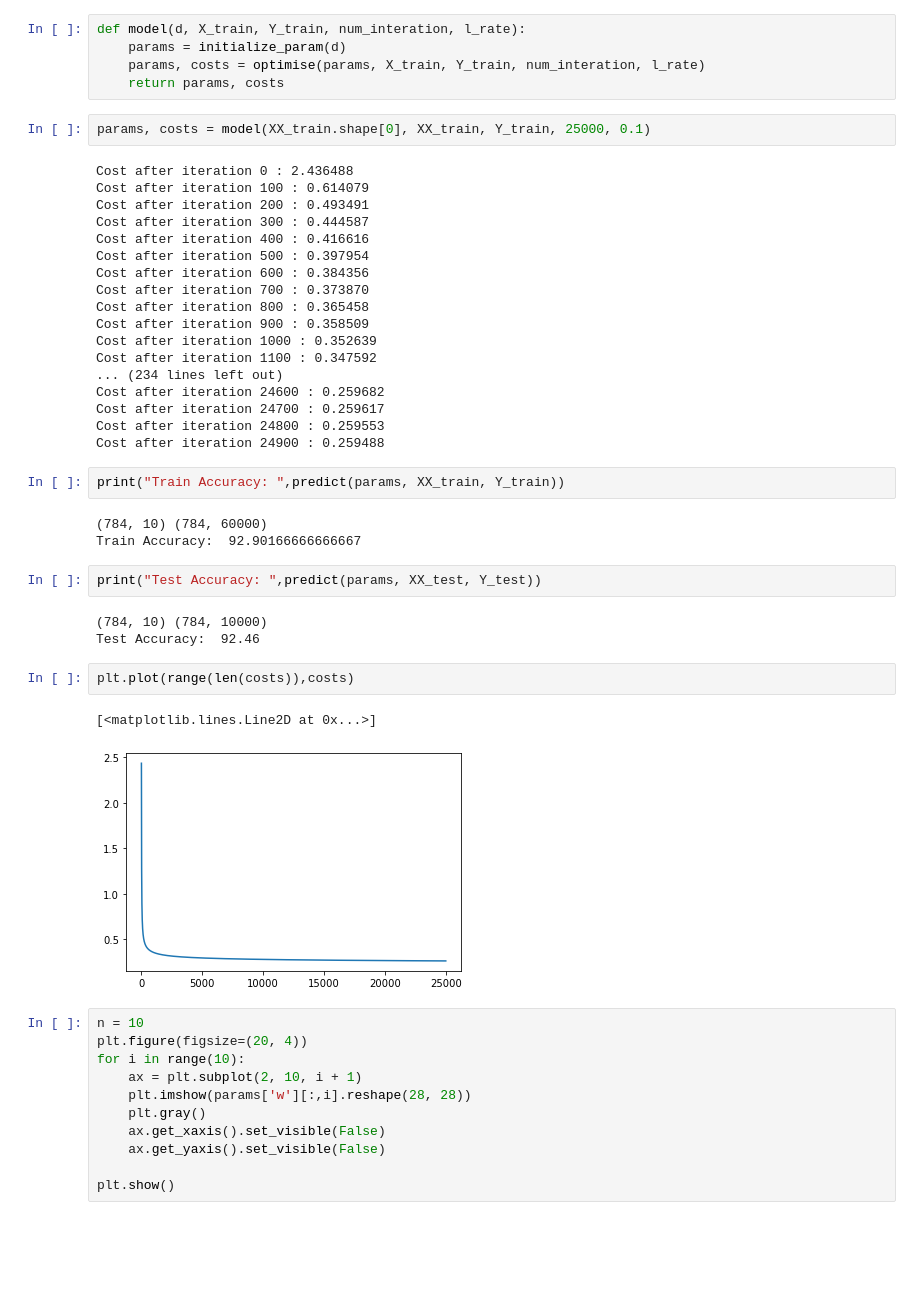
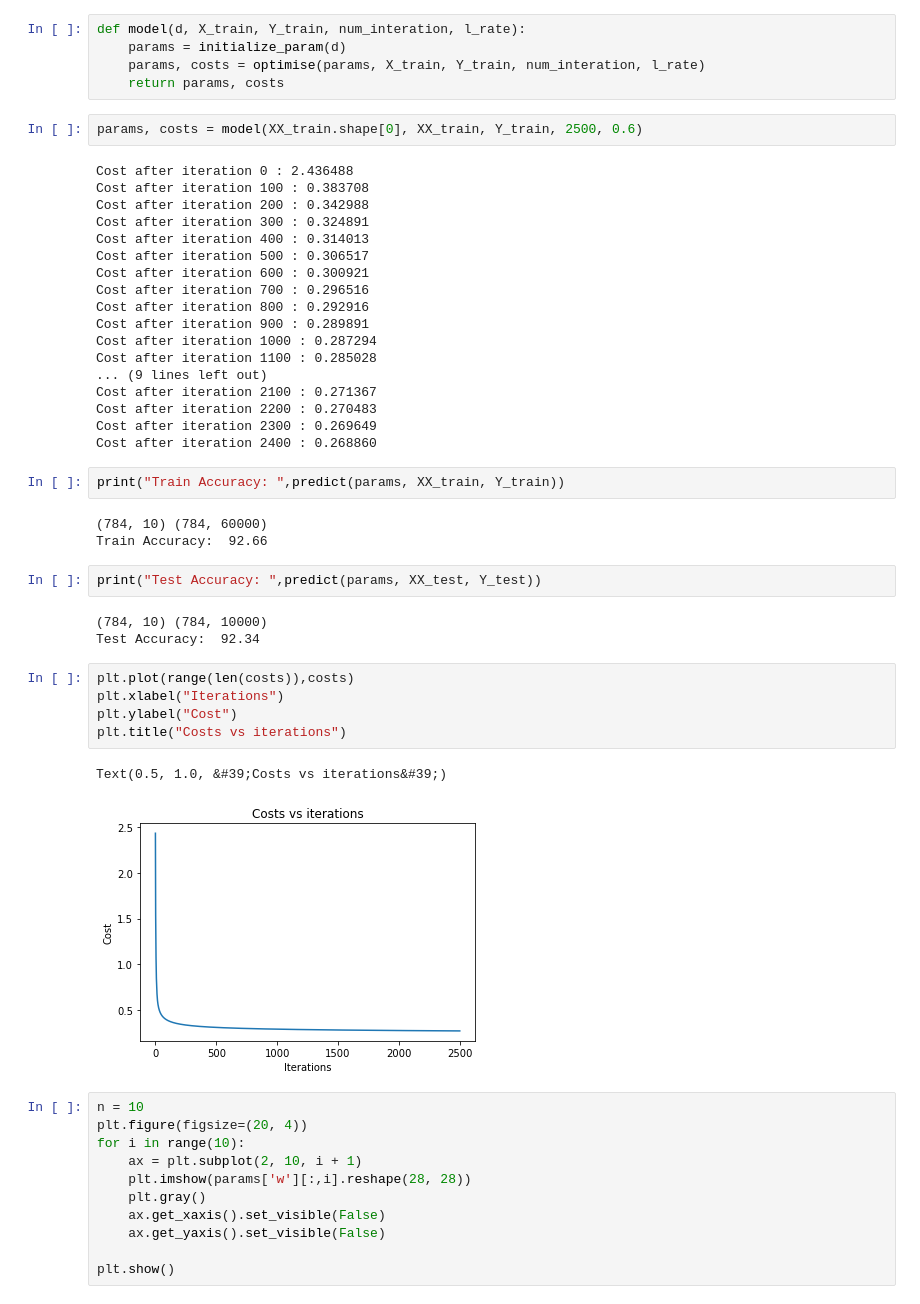
Before and after one commit to iGeralt/Deep-Learning-Course-Sem-7, a Jupyter notebook: softmax_regression.ipynb, the cells around one changed output. Cells and saved outputs as stored; diff of their text form; blank space fills up the shorter version.

Commit message:
lr = 0.6 ,  iteration = 2500, Train accuracy = 92.66 , Test Accuracy = 92.34

```diff
--- a/softmax_regression.ipynb
+++ b/softmax_regression.ipynb
@@ -133,40 +133,43 @@ def model(d, X_train, Y_train, num_interation, l_rate):
     params, costs = optimise(params, X_train, Y_train, num_interation, l_rate)
     return params, costs
 # %%
-params, costs = model(XX_train.shape[0], XX_train, Y_train, 25000, 0.1)
+params, costs = model(XX_train.shape[0], XX_train, Y_train, 2500, 0.6)
 # %% [output]
 Cost after iteration 0 : 2.436488
-Cost after iteration 100 : 0.614079
-Cost after iteration 200 : 0.493491
-Cost after iteration 300 : 0.444587
-Cost after iteration 400 : 0.416616
-Cost after iteration 500 : 0.397954
-Cost after iteration 600 : 0.384356
-Cost after iteration 700 : 0.373870
-Cost after iteration 800 : 0.365458
-Cost after iteration 900 : 0.358509
-Cost after iteration 1000 : 0.352639
-Cost after iteration 1100 : 0.347592
-... (234 lines left out)
-Cost after iteration 24600 : 0.259682
-Cost after iteration 24700 : 0.259617
-Cost after iteration 24800 : 0.259553
-Cost after iteration 24900 : 0.259488
+Cost after iteration 100 : 0.383708
+Cost after iteration 200 : 0.342988
+Cost after iteration 300 : 0.324891
+Cost after iteration 400 : 0.314013
+Cost after iteration 500 : 0.306517
+Cost after iteration 600 : 0.300921
+Cost after iteration 700 : 0.296516
+Cost after iteration 800 : 0.292916
+Cost after iteration 900 : 0.289891
+Cost after iteration 1000 : 0.287294
+Cost after iteration 1100 : 0.285028
+... (9 lines left out)
+Cost after iteration 2100 : 0.271367
+Cost after iteration 2200 : 0.270483
+Cost after iteration 2300 : 0.269649
+Cost after iteration 2400 : 0.268860
 # %%
 print("Train Accuracy: ",predict(params, XX_train, Y_train))
 # %% [output]
 (784, 10) (784, 60000)
-Train Accuracy:  92.90166666666667
+Train Accuracy:  92.66
 # %%
 print("Test Accuracy: ",predict(params, XX_test, Y_test))
 # %% [output]
 (784, 10) (784, 10000)
-Test Accuracy:  92.46
+Test Accuracy:  92.34
 # %%
 plt.plot(range(len(costs)),costs)
+plt.xlabel("Iterations")
+plt.ylabel("Cost")
+plt.title("Costs vs iterations")
 # %% [output]
-[<matplotlib.lines.Line2D at 0x...>]
+Text(0.5, 1.0, &#39;Costs vs iterations&#39;)
-[figure, old version]
+[figure, new version]
 # %%
 n = 10
 plt.figure(figsize=(20, 4))
```
Also changed, not shown: parts of 1 cell of this notebook.
